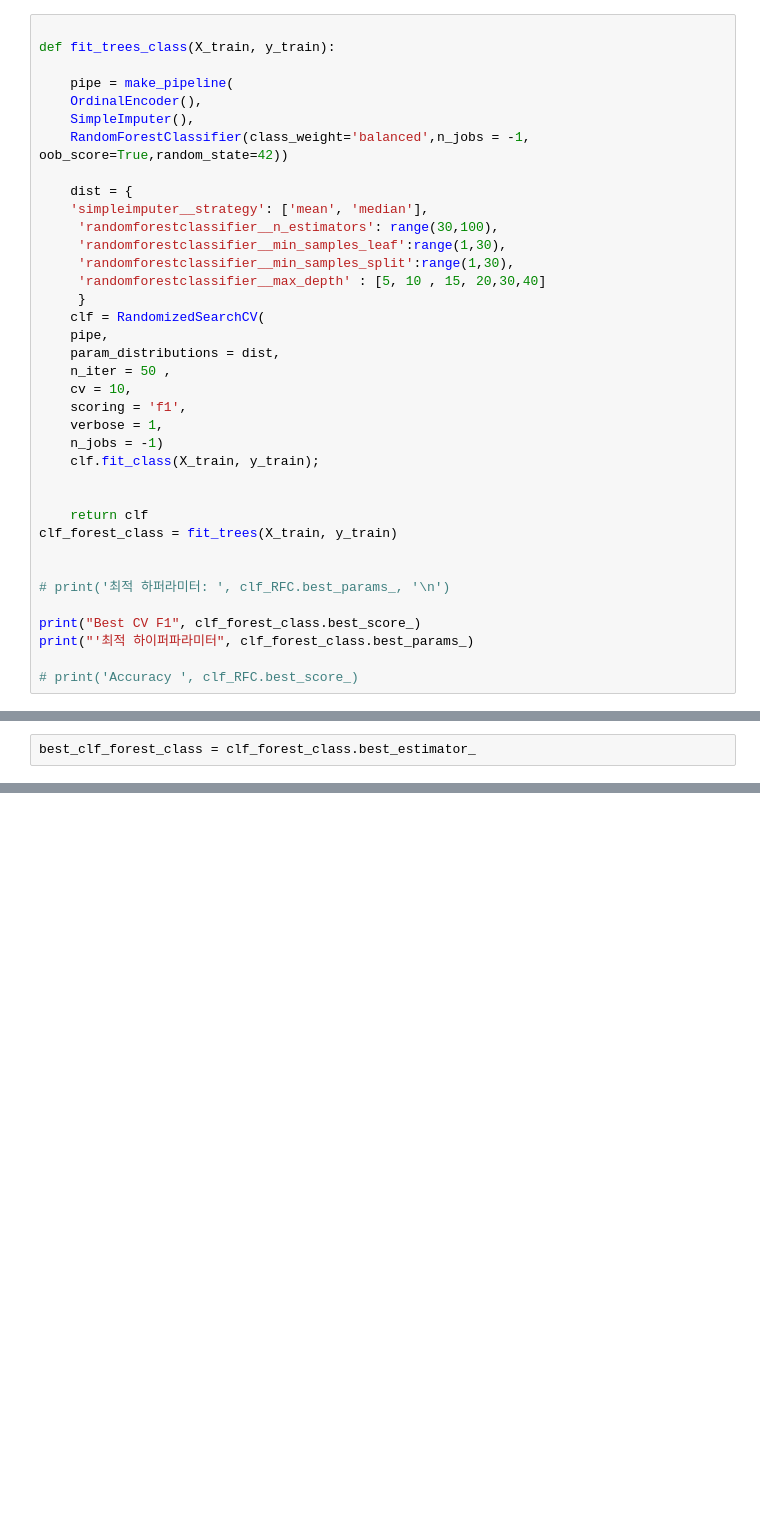
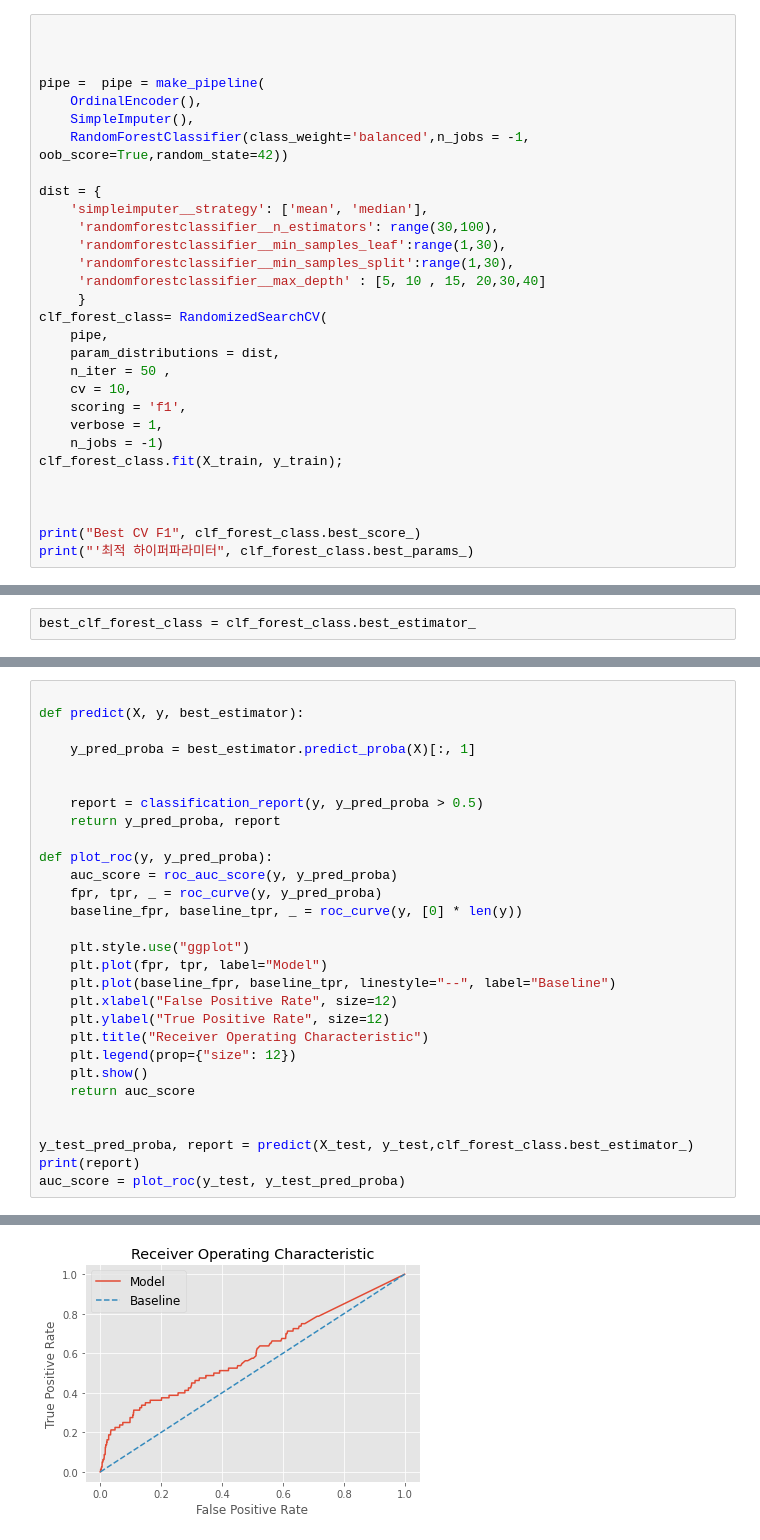
Before and after one commit to yyeseull/AI13, a Jupyter notebook: AI_13_서예슬_section2_project.ipynb, the cells around one changed output, grey strips where cells are left out. Drawn from its saved outputs; the diff is of its cells as text; blank space fills up the shorter version.

```diff
--- a/AI_13_서예슬_section2_project.ipynb
+++ b/AI_13_서예슬_section2_project.ipynb
@@ -866,21 +915,21 @@ print(classification_report(y_test, y_pred_smote_XG))
 weighted avg       0.98      0.98      0.98      7291
 # %%
 
-def fit_trees_class(X_train, y_train):
 
-    pipe = make_pipeline(
+
+pipe =  pipe = make_pipeline(
     OrdinalEncoder(),
     SimpleImputer(),
     RandomForestClassifier(class_weight='balanced',n_jobs = -1, oob_score=True,random_state=42))
 
-    dist = {
+dist = {
     'simpleimputer__strategy': ['mean', 'median'],
      'randomforestclassifier__n_estimators': range(30,100),
      'randomforestclassifier__min_samples_leaf':range(1,30),
      'randomforestclassifier__min_samples_split':range(1,30),
      'randomforestclassifier__max_depth' : [5, 10 , 15, 20,30,40]
      }
-    clf = RandomizedSearchCV(
+clf_forest_class= RandomizedSearchCV(
     pipe,
     param_distributions = dist,
     n_iter = 50 ,
@@ -888,17 +937,10 @@ def fit_trees_class(X_train, y_train):
     scoring = 'f1',
     verbose = 1,
     n_jobs = -1)
-    clf.fit_class(X_train, y_train);
+clf_forest_class.fit(X_train, y_train);
 
 
-    return clf
-clf_forest_class = fit_trees(X_train, y_train)
-
-
-# print('최적 하퍼라미터: ', clf_RFC.best_params_, '\n')
 
 print("Best CV F1", clf_forest_class.best_score_)
 print("'최적 하이퍼파라미터", clf_forest_class.best_params_)
-
-# print('Accuracy ', clf_RFC.best_score_)
 # %% [output]
@@ -944,0 +987,30 @@ weighted avg       0.98      0.99      0.98      7291
+# %%
+
+def predict(X, y, best_estimator):
+
+    y_pred_proba = best_estimator.predict_proba(X)[:, 1]
+
+
+    report = classification_report(y, y_pred_proba > 0.5)
+    return y_pred_proba, report
+
+def plot_roc(y, y_pred_proba):
+    auc_score = roc_auc_score(y, y_pred_proba)
+    fpr, tpr, _ = roc_curve(y, y_pred_proba)
+    baseline_fpr, baseline_tpr, _ = roc_curve(y, [0] * len(y))
+
+    plt.style.use("ggplot")
+    plt.plot(fpr, tpr, label="Model")
+    plt.plot(baseline_fpr, baseline_tpr, linestyle="--", label="Baseline")
+    plt.xlabel("False Positive Rate", size=12)
+    plt.ylabel("True Positive Rate", size=12)
+    plt.title("Receiver Operating Characteristic")
+    plt.legend(prop={"size": 12})
+    plt.show()
+    return auc_score
+
+
+y_test_pred_proba, report = predict(X_test, y_test,clf_forest_class.best_estimator_)
+print(report)
+auc_score = plot_roc(y_test, y_test_pred_proba)
+# %% [output]
@@ -944,0 +1025 @@ weighted avg       0.98      0.99      0.98      7291
+[figure, added]
```
Also changed, not shown: parts of 18 cells of this notebook.
